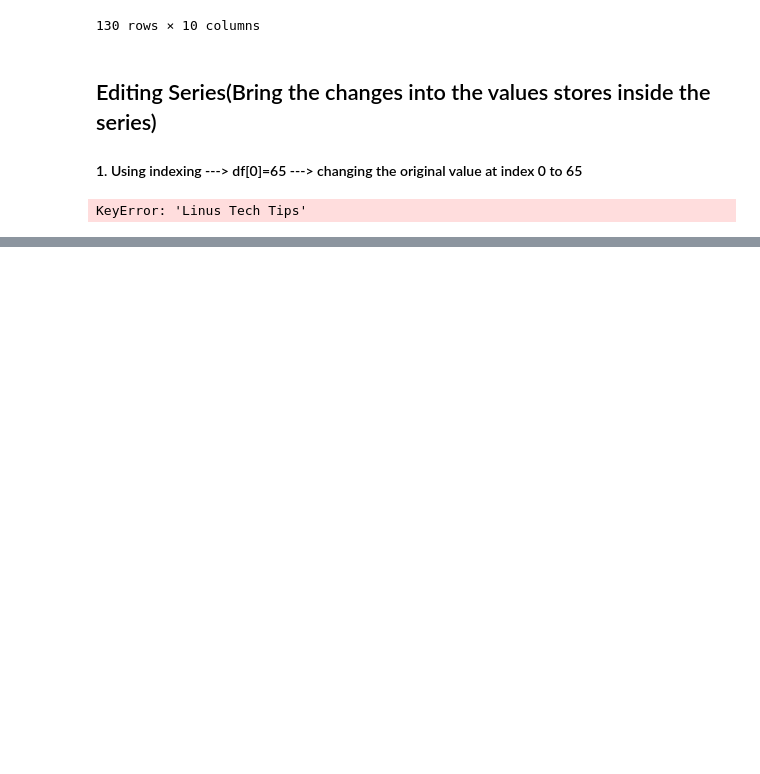
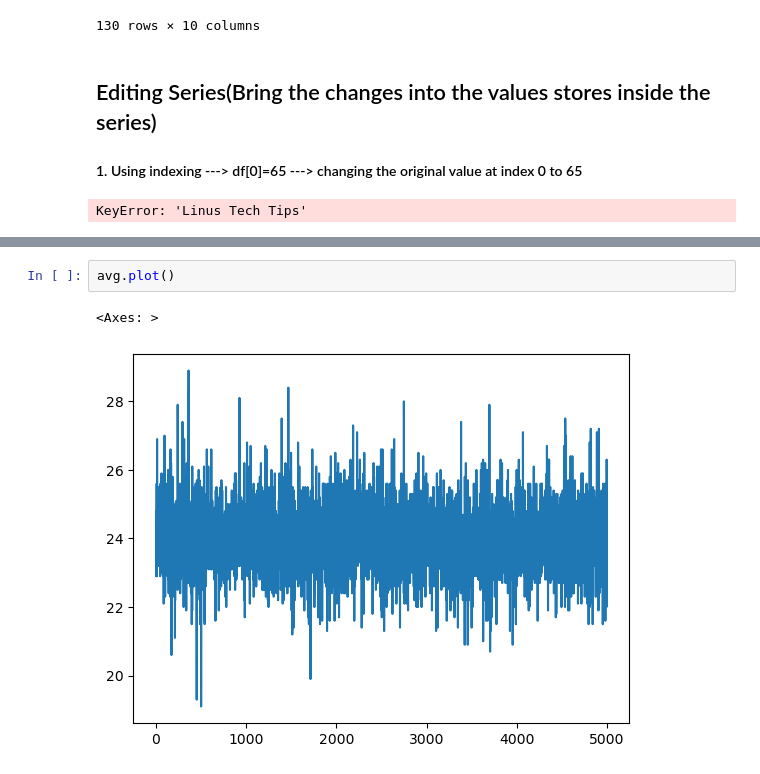
Before and after one commit to daksh-rajora/Gen-Ai, a Jupyter notebook: Machine Learning/PANDAS/Series.ipynb, the cells around one changed output, grey strips where cells are left out. Saved outputs shown, nothing was run; the diff lists cells and outputs as text; blank space fills up the shorter version.

```diff
--- a/Machine Learning/PANDAS/Series.ipynb
+++ b/Machine Learning/PANDAS/Series.ipynb
@@ -644,0 +811,5 @@ KeyError: 'Linus Tech Tips'
+# %%
+avg.plot()
+# %% [output]
+<Axes: >
+[figure, added]
```
Also changed, not shown: parts of 22 cells of this notebook.
